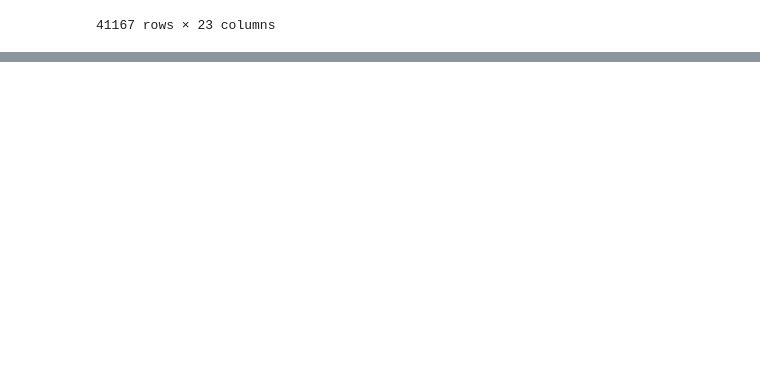
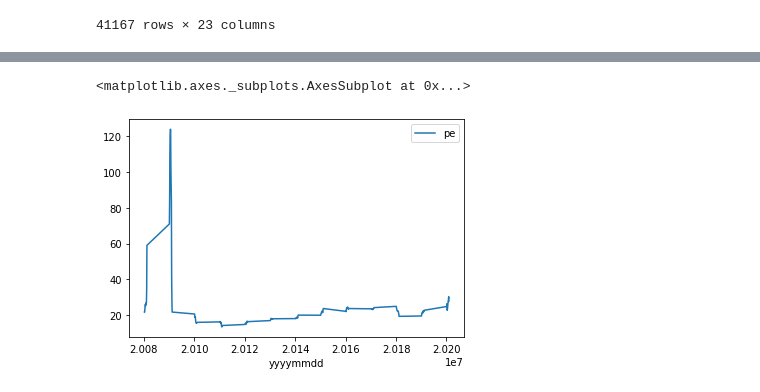
Before and after one commit to bgithub1/barchartacs, a Jupyter notebook: barchartacs/Untitled.ipynb, the cells around one changed output, grey strips where cells are left out. Saved outputs shown, nothing was run; the diff lists cells and outputs as text; code cells hidden in the pictures; blank space fills up the shorter version.

```diff
--- a/barchartacs/Untitled.ipynb
+++ b/barchartacs/Untitled.ipynb
@@ -962,0 +1132,13 @@ dff
+# %%
+sp_pe_monthly_txt = open(f"{d}/sp500_pe_monthly.txt",'r').readlines()
+# %%
+import re
+l = sp_pe_monthly_txt[3].replace('\n','').replace(',','').replace('\t',' ').lower()
+re.split('[a-z]{1,5}[ ][0-9]{1,2}[ ]{1,3}[1-2][0-9]{3}',l)
+a = [l.replace('\n','').replace(',','').replace('\t',' ').lower() for l in sp_pe_monthly_txt[1:]]
+prices = [re.split('[a-z]{1,5}[ ][0-9]{1,2}[ ]{1,3}[1-2][0-9]{3}',l)[1].strip() for l in a]
+months = {'jan':1,'feb':2,'mar':3,'apr':4, 'may':5, 'jun':6, 'jul':7, 'aug':8, 'sep':9, 'oct':10, 'nov':11, 'dec':12}
+dates = [re.split('[0-9]{1,3}[.][0-9]{2}',l)[0].strip().split(' ') for l in a]
+dates = [int(dd[2])*100*100+months[dd[0]]*100+int(dd[1]) for dd in dates]
+prices = [float(p) for p in prices]
+df_pe = pd.DataFrame({'yyyymmdd':dates,'pe':prices})
@@ -962,0 +1165,5 @@ dff
+# %%
+df_pe[df_pe.yyyymmdd>20080101].plot(x='yyyymmdd',y='pe',kind='line')
+# %% [output]
+<matplotlib.axes._subplots.AxesSubplot at 0x...>
+[figure, added]
```
Also changed, not shown: parts of 18 cells of this notebook, 4 other files.
